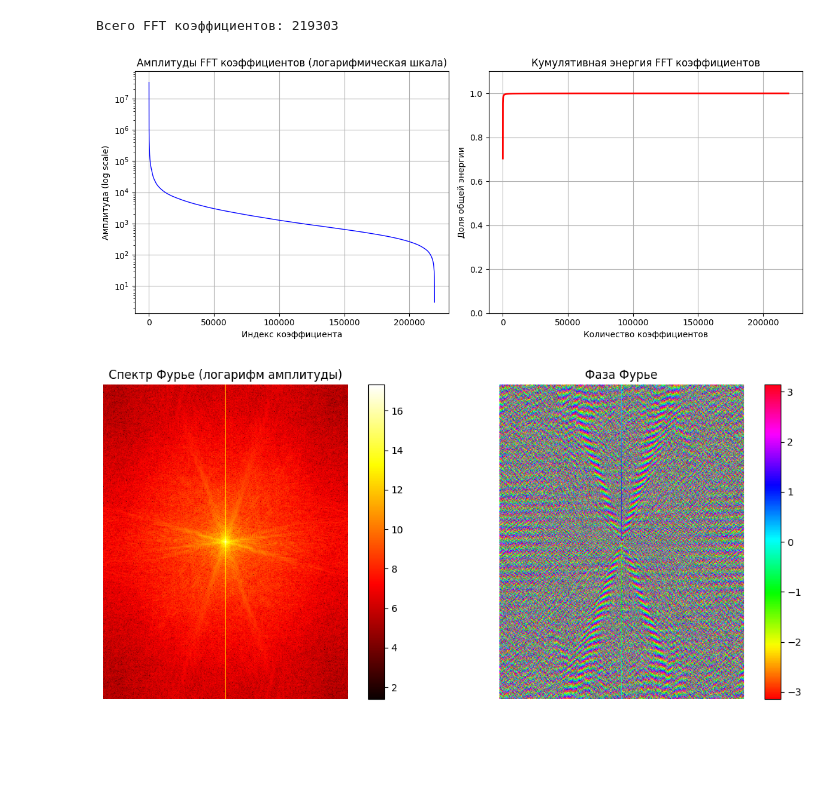
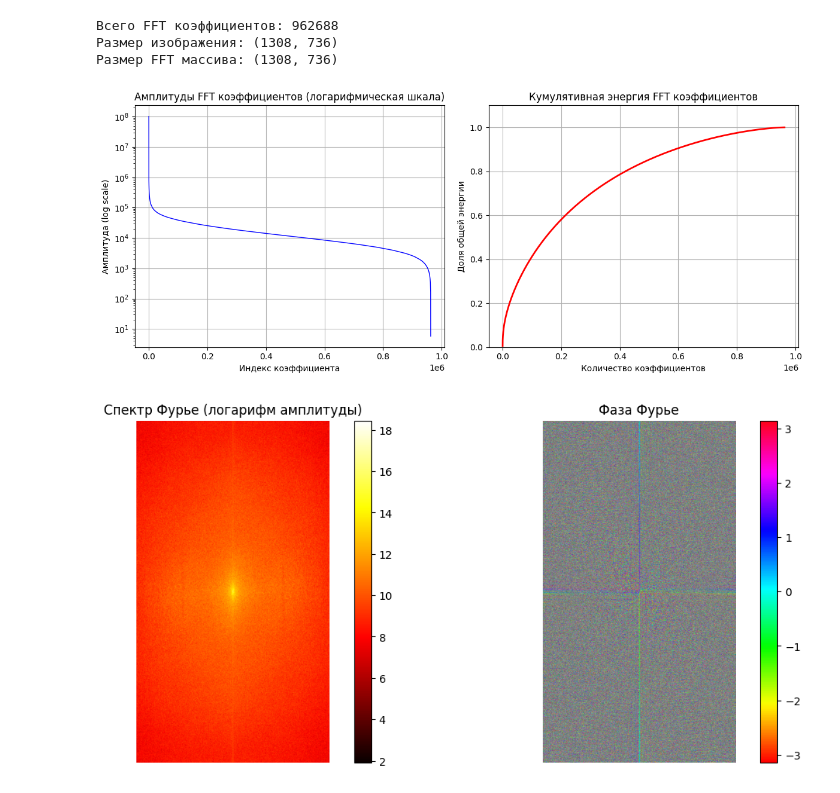
Before and after one commit to malinavarvara/svd-fft-wavelet-compression, a Jupyter notebook: fft.ipynb, the cells around one changed output. Saved outputs shown, nothing was run; the diff lists cells and outputs as text; code cells hidden in the pictures; blank space fills up the shorter version.

```diff
--- a/fft.ipynb
+++ b/fft.ipynb
@@ -7,9 +6,7 @@ import matplotlib.pyplot as plt
 %matplotlib inline
 # %%
-# === ЗАГРУЗКА И АНАЛИЗ ИЗОБРАЖЕНИЯ ===
-
 # Загрузка изображения и преобразование в ч/б
-image = Image.open('1.jpg').convert('L')
+image = Image.open('nature.jpg').convert('L')
 image_array = np.array(image, dtype=float)
 
 print(f"Размер матрицы: {image_array.shape}")
@@ -17,7 +14,6 @@ print(f"Тип данных: {image_array.dtype}")
 print(f"Диапазон значений: [{image_array.min()}, {image_array.max()}]")
 print(f"Пример значений:\n{image_array[:3, :3]}")
 
-# Показываем исходное изображение
 plt.figure(figsize=(8, 6))
 plt.imshow(image_array, cmap='gray')
 plt.title('Исходное изображение')
@@ -35,20 +31,21 @@ plt.show()
 # %%
-# === FFT ПРЕОБРАЗОВАНИЕ И АНАЛИЗ ===
+# Выполняем FFT
+fft_transform = np.fft.fft2(image_array.astype(float))
+fft_shifted = np.fft.fftshift(fft_transform)
 
-# Выполняем 2D FFT
-fft_transform = np.fft.fft2(image_array)
-fft_shifted = np.fft.fftshift(fft_transform)  # Сдвигаем нулевую частоту в центр
-
-# Вычисляем амплитуды (модули) коэффициентов
+# Вычисляем амплитуды
 magnitudes = np.abs(fft_transform)
-magnitudes_sorted = np.sort(magnitudes.ravel())[::-1]  # Сортируем по убыванию
+magnitudes_flat = magnitudes.ravel()
+magnitudes_sorted = np.sort(magnitudes_flat)[::-1]# Сортируем по убыванию
 
 # Общее количество коэффициентов
 total_coeffs = len(magnitudes_sorted)
-print(f"\nВсего FFT коэффициентов: {total_coeffs}")
+print(f"Всего FFT коэффициентов: {total_coeffs}")
+print(f"Размер изображения: {image_array.shape}")
+print(f"Размер FFT массива: {fft_transform.shape}")
 
 # Вычисляем кумулятивную энергию
-cumulative_energy = np.cumsum(magnitudes_sorted**2) / np.sum(magnitudes_sorted**2)
+cumulative_energy = np.cumsum(magnitudes_sorted) / np.sum(magnitudes_sorted)
 
 # График амплитуд коэффициентов и кумулятивной энергии
 plt.figure(figsize=(12, 5))
@@ -62,37 +59,39 @@ plt.grid(True)
 
 plt.subplot(1, 2, 2)
 plt.plot(cumulative_energy, 'r-', linewidth=2)
 plt.title('Кумулятивная энергия FFT коэффициентов')
 plt.xlabel('Количество коэффициентов')
 plt.ylabel('Доля общей энергии')
 plt.grid(True)
 plt.ylim(0, 1.1)
 
 plt.tight_layout()
 plt.show()
 
-# Визуализация спектра Фурье
+# Визуализация спектра
 plt.figure(figsize=(12, 5))
 
 plt.subplot(1, 2, 1)
 magnitude_spectrum = np.log(1 + np.abs(fft_shifted))
 plt.imshow(magnitude_spectrum, cmap='hot')
 plt.title('Спектр Фурье (логарифм амплитуды)')
 plt.axis('off')
 plt.colorbar()
 
 plt.subplot(1, 2, 2)
 plt.imshow(np.angle(fft_shifted), cmap='hsv')
 plt.title('Фаза Фурье')
 plt.axis('off')
 plt.colorbar()
 
 plt.tight_layout()
 plt.show()
 # %% [output]
-Всего FFT коэффициентов: 219303
+Всего FFT коэффициентов: 962688
+Размер изображения: (1308, 736)
+Размер FFT массива: (1308, 736)
-[figure, old version]
+[figure, new version]
-[figure, old version]
+[figure, new version]
 # %%
 # === ФУНКЦИИ ДЛЯ FFT СЖАТИЯ ===
 
```
Also changed, not shown: parts of 7 cells of this notebook, 2 other files.
